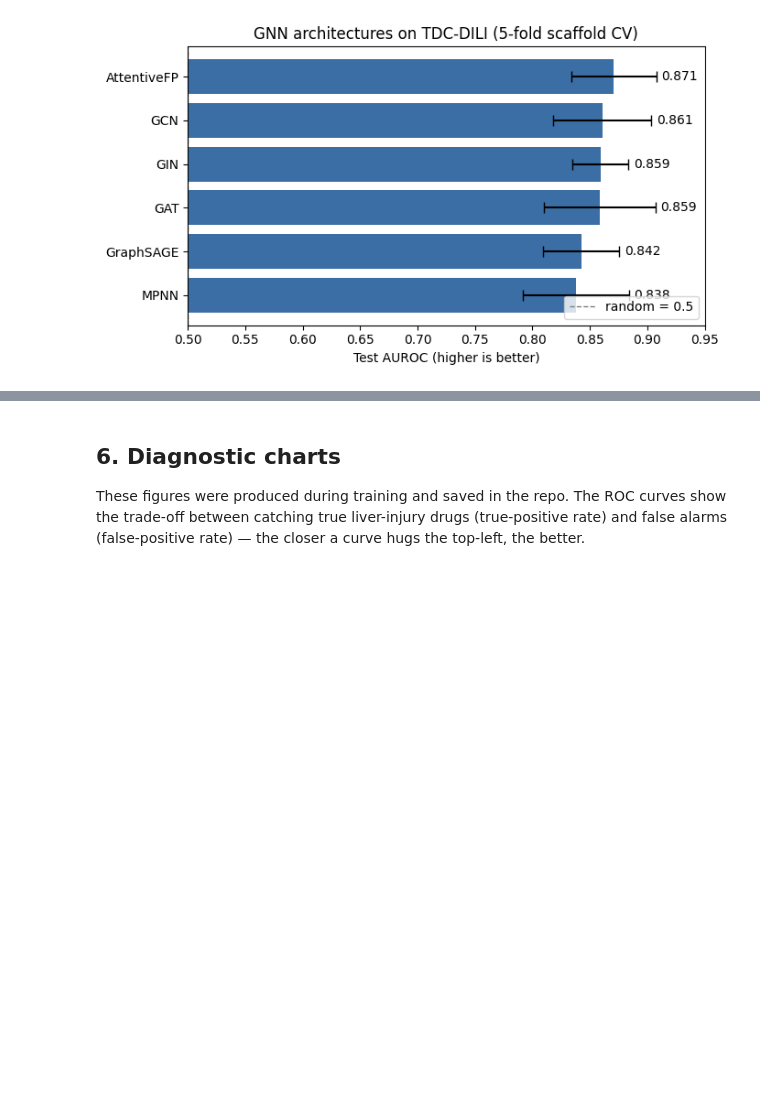
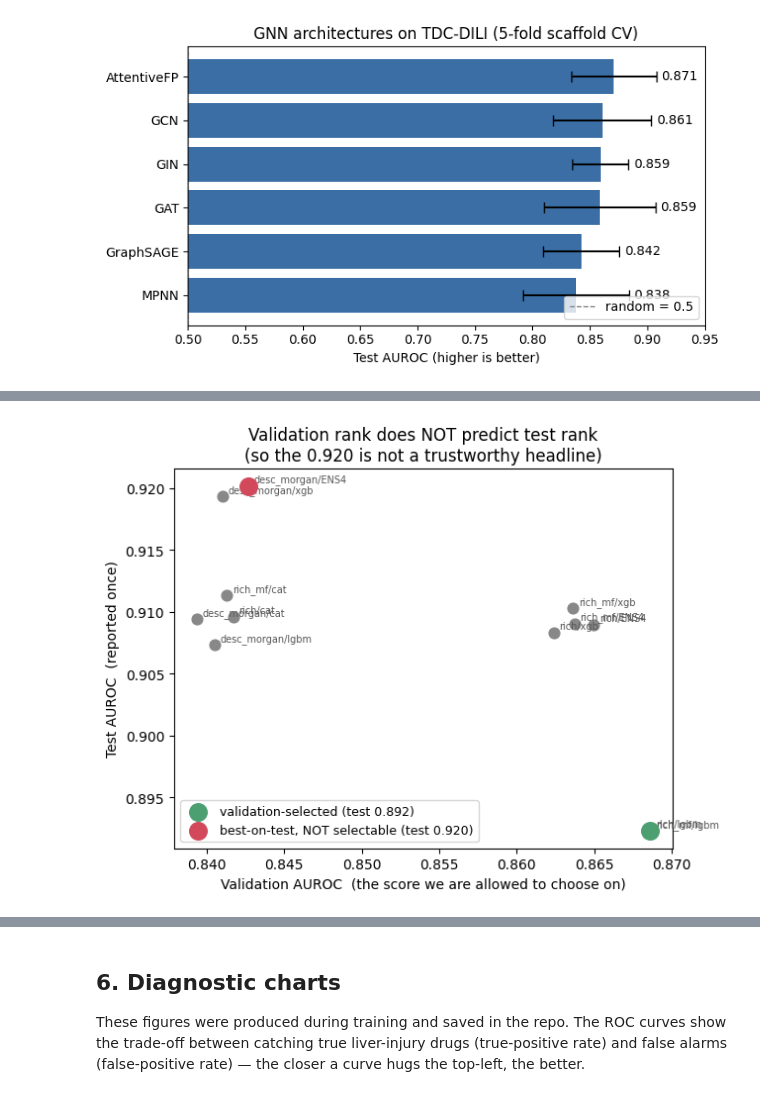
Before and after one commit to ImSifat7/Prediction-of-Drug-Induced-Liver-Injury-DILI-Using-Graph-Based-Machine-Learning-Models-, a Jupyter notebook: DILI_project_notebook.ipynb, the cells around one changed output, grey strips where cells are left out. Cells and saved outputs as stored; diff of their text form; code cells hidden in the pictures; blank space fills up the shorter version.

```diff
--- a/DILI_project_notebook.ipynb
+++ b/DILI_project_notebook.ipynb
@@ -239,0 +226,23 @@ Reference leaderboard (reproducible): AttentiveFP 0.886 | MapLight+GNN 0.917 | A
+# %%
+off = pd.read_csv(RESULTS / "tdc_official_search.csv")
+off = off.sort_values("val_AUROC", ascending=False).reset_index(drop=True)
+
+show = pd.DataFrame({
+    "Rank (by val)": range(1, len(off) + 1),
+    "Feature set": off["feature_set"],
+    "Model": off["model"],
+    "Validation AUROC": off["val_AUROC"].round(3),
+    "Test AUROC": [f"{m:.3f} ± {s:.3f}" for m, s in zip(off.test_AUROC, off.test_std)],
+})
+display(show)
+
+val_winner  = off.iloc[0]                                   # what we ARE allowed to pick
+test_winner = off.sort_values("test_AUROC").iloc[-1]        # best on test (NOT selectable)
+
+print(f"Validation-selected model : {val_winner.feature_set} / {val_winner.model} "
+      f"(val {val_winner.val_AUROC:.3f})  ->  test AUROC {val_winner.test_AUROC:.3f}")
+print(f"Best-on-TEST model        : {test_winner.feature_set} / {test_winner.model} "
+      f"(test {test_winner.test_AUROC:.3f})  but it ranks only "
+      f"#{int(show.loc[off['feature_set'].eq(test_winner.feature_set) & off['model'].eq(test_winner.model)].index[0]) + 1} on validation")
+print("\n--> We report the VALIDATION-selected model. Reporting the best-on-test 0.920"
+      "\n    would be test-set leakage, so we do NOT use it as the headline.")
@@ -239,0 +277,16 @@ Reference leaderboard (reproducible): AttentiveFP 0.886 | MapLight+GNN 0.917 | A
+# %%
+fig, ax = plt.subplots(figsize=(6.5, 5))
+ax.scatter(off["val_AUROC"], off["test_AUROC"], s=60, color="#888", zorder=3)
+ax.scatter(val_winner["val_AUROC"], val_winner["test_AUROC"], s=160,
+           color="#4C9F70", zorder=4, label=f"validation-selected (test {val_winner.test_AUROC:.3f})")
+ax.scatter(test_winner["val_AUROC"], test_winner["test_AUROC"], s=160,
+           color="#D1495B", zorder=4, label=f"best-on-test, NOT selectable (test {test_winner.test_AUROC:.3f})")
+for _, r in off.iterrows():
+    ax.annotate(f"{r.feature_set}/{r.model}", (r.val_AUROC, r.test_AUROC),
+                fontsize=7, xytext=(4, 3), textcoords="offset points", color="#555")
+ax.set_xlabel("Validation AUROC  (the score we are allowed to choose on)")
+ax.set_ylabel("Test AUROC  (reported once)")
+ax.set_title("Validation rank does NOT predict test rank\n(so the 0.920 is not a trustworthy headline)")
+ax.legend(loc="lower left", fontsize=9); plt.tight_layout(); plt.show()
+# %% [output]
+[figure, added]
```
Also changed, not shown: parts of 9 cells of this notebook, 1 other file.
